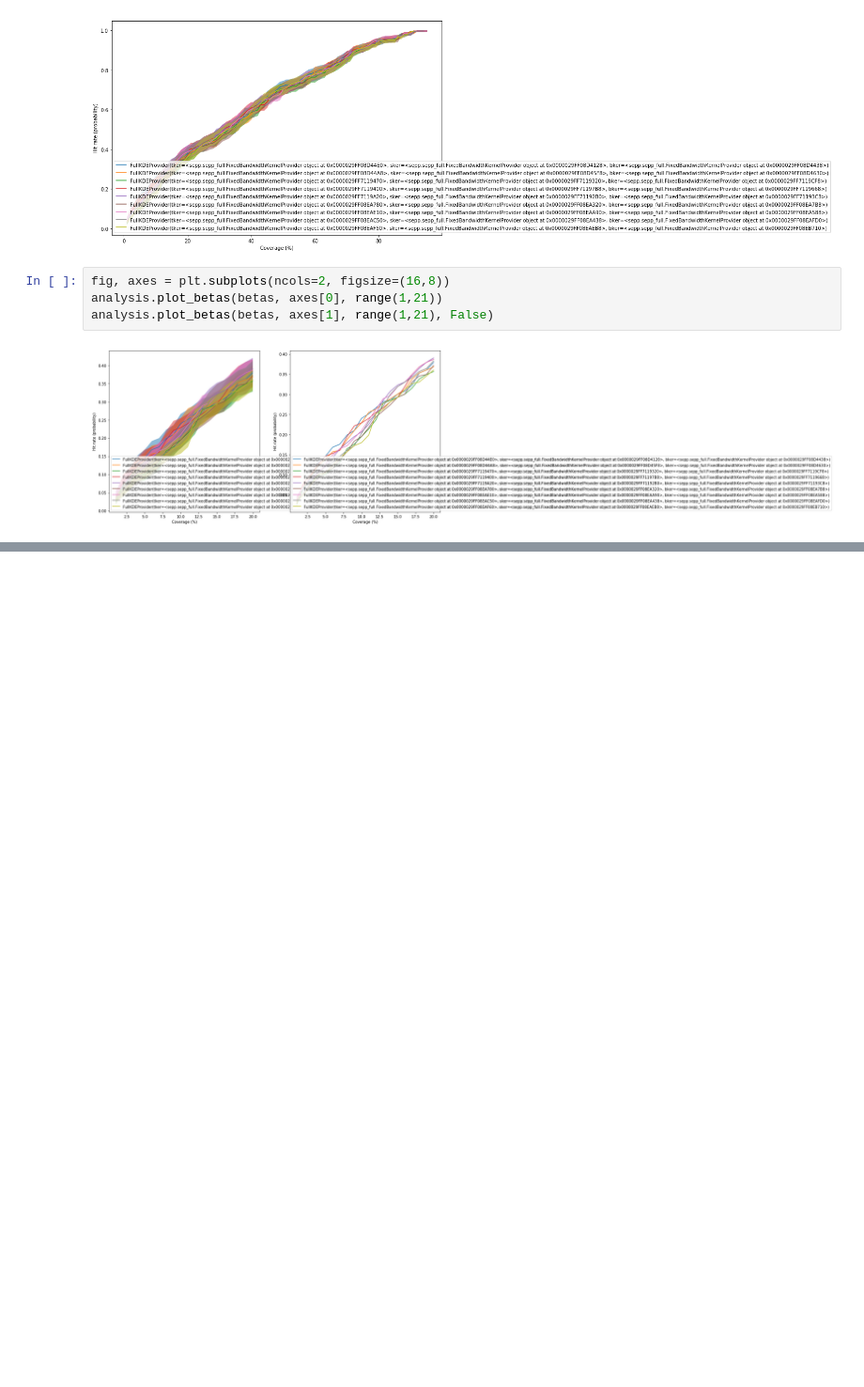
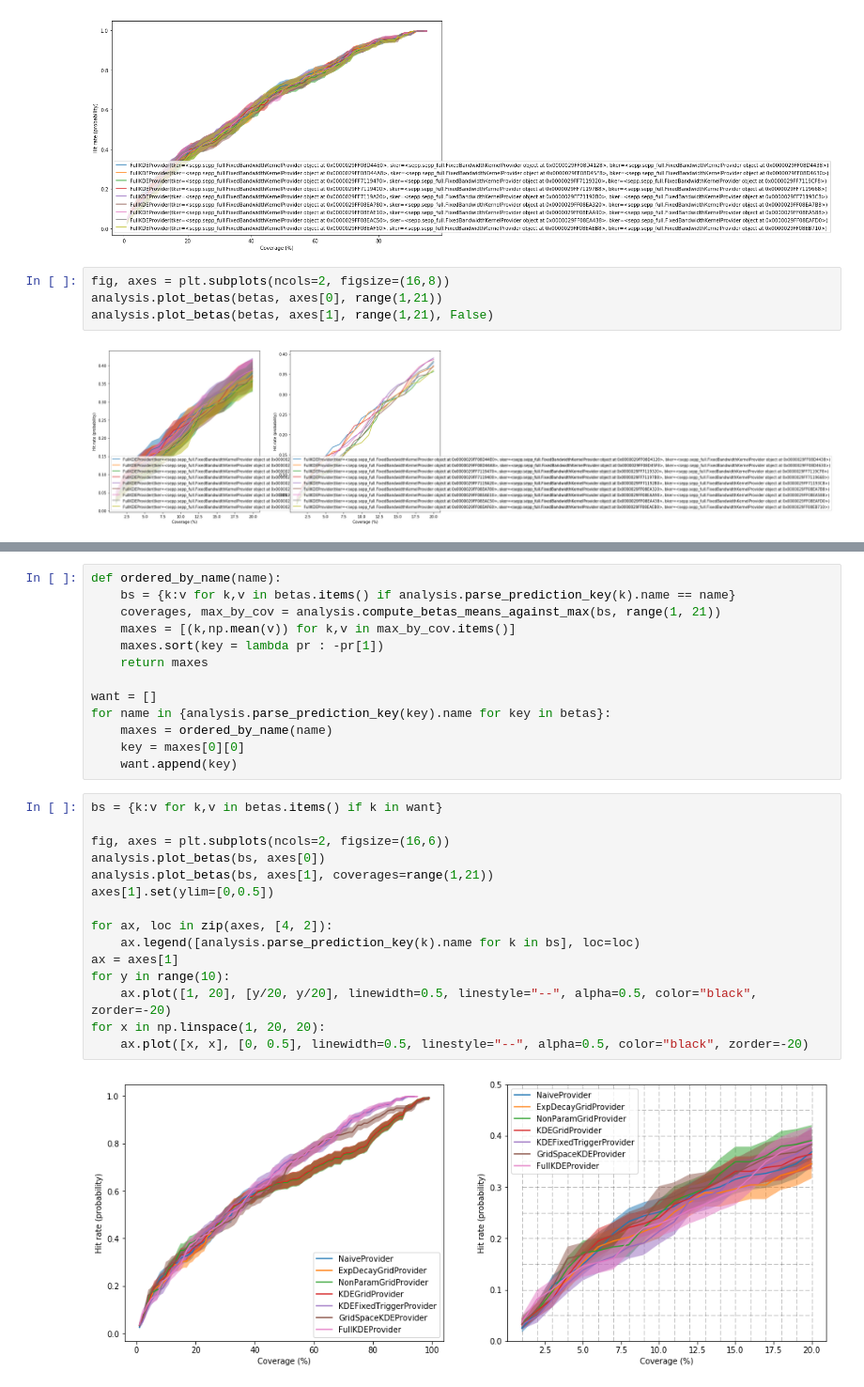
Before and after one commit to MatthewDaws/SEPP, a Jupyter notebook: notebooks/predictions/Reload north.ipynb, the cells around one changed output, grey strips where cells are left out. Shown at 94% size. Saved outputs shown, nothing was run; the diff lists cells and outputs as text; blank space fills up the shorter version.

```diff
--- a/notebooks/predictions/Reload north.ipynb
+++ b/notebooks/predictions/Reload north.ipynb
@@ -59,0 +86,30 @@ analysis.plot_betas(betas, axes[1], range(1,21), False)
+# %%
+def ordered_by_name(name):
+    bs = {k:v for k,v in betas.items() if analysis.parse_prediction_key(k).name == name}
+    coverages, max_by_cov = analysis.compute_betas_means_against_max(bs, range(1, 21))
+    maxes = [(k,np.mean(v)) for k,v in max_by_cov.items()]
+    maxes.sort(key = lambda pr : -pr[1])
+    return maxes
+
+want = []
+for name in {analysis.parse_prediction_key(key).name for key in betas}:
+    maxes = ordered_by_name(name)
+    key = maxes[0][0]
+    want.append(key)
+# %%
+bs = {k:v for k,v in betas.items() if k in want}
+
+fig, axes = plt.subplots(ncols=2, figsize=(16,6))
+analysis.plot_betas(bs, axes[0])
+analysis.plot_betas(bs, axes[1], coverages=range(1,21))
+axes[1].set(ylim=[0,0.5])
+
+for ax, loc in zip(axes, [4, 2]):
+    ax.legend([analysis.parse_prediction_key(k).name for k in bs], loc=loc)
+ax = axes[1]
+for y in range(10):
+    ax.plot([1, 20], [y/20, y/20], linewidth=0.5, linestyle="--", alpha=0.5, color="black", zorder=-20)
+for x in np.linspace(1, 20, 20):
+    ax.plot([x, x], [0, 0.5], linewidth=0.5, linestyle="--", alpha=0.5, color="black", zorder=-20)
+# %% [output]
+[figure, added]
```
Also changed, not shown: parts of 7 cells of this notebook, 5 other files.
